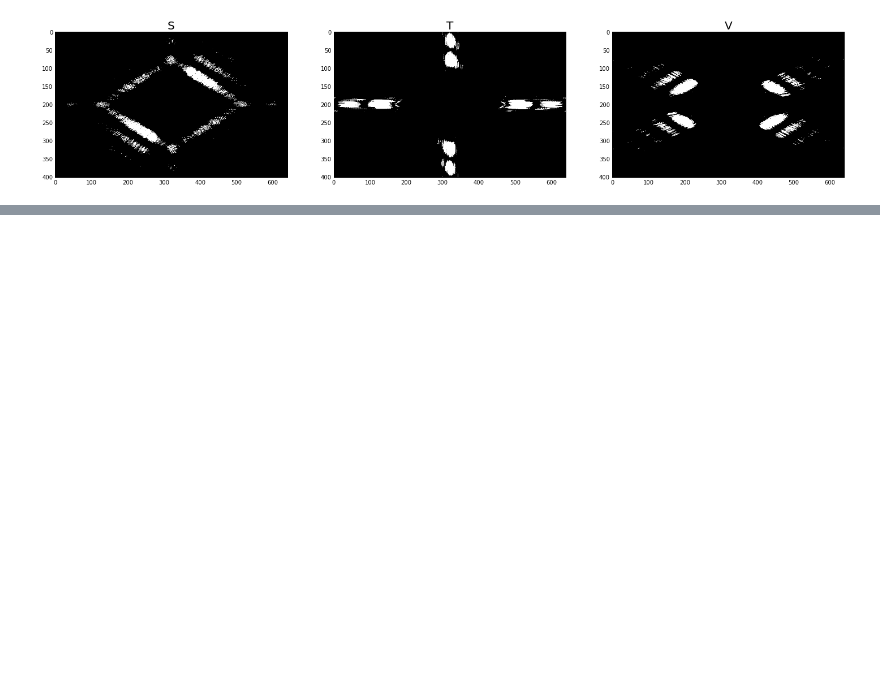
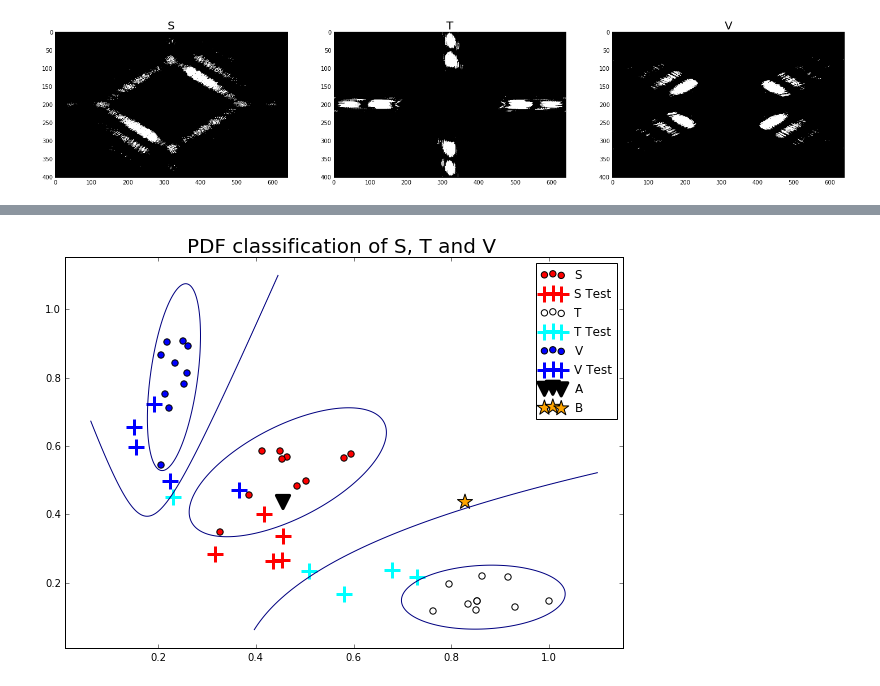
Before and after one commit to marksirvine/letter-recognition, a Jupyter notebook: mi14829.ipynb, the cells around one changed output, grey strips where cells are left out. Cells and saved outputs as stored; diff of their text form; code cells hidden in the pictures; blank space fills up the shorter version.

```diff
--- a/mi14829.ipynb
+++ b/mi14829.ipynb
@@ -298,0 +405,85 @@ def extractFeatures(mask1, mask2, mag):
+# %%
+def computeMass(cov):
+  return [np.exp(-3) * ((2*np.pi)**2 * np.linalg.det(cov))**(-0.5)]
+
+def PDFs(means, covs, grid):
+    pdfs = []
+    for i in range(len(covs)):
+        pdf = stats.multivariate_normal.pdf(grid, means[i], covs[i]).reshape(500,500)
+        pdfs.append(pdf)
+        print(i)
+    return pdfs
+
+meanClassS = np.squeeze(np.array(np.mean(S, axis=0)))
+meanClassT = np.squeeze(np.array(np.mean(T, axis=0)))
+meanClassV = np.squeeze(np.array(np.mean(V, axis=0)))
+
+print(meanClassS)
+covClassS = np.cov(S, rowvar=0)
+covClassT = np.cov(T, rowvar=0)
+covClassV = np.cov(V, rowvar=0)
+print(covClassS)
+
+xval = np.linspace(x_min, x_max, 500)
+
+(grid1, grid2) = np.meshgrid(xval, xval)
+
+grid1 = grid1.flatten()
+grid2 = grid2.flatten()
+
+grid = np.column_stack((grid1, grid2))
+
+massCovClassS = computeMass(covClassS)
+massCovClassT = computeMass(covClassT)
+massCovClassV = computeMass(covClassV)
+
+clusterClasses = [S, T, V]
+clusterMeans   = [meanClassS, meanClassT, meanClassV]
+clusterCovs    = [covClassS, covClassT, covClassV]
+clusterMasses  = [massCovClassS, massCovClassT, massCovClassV]
+
+allPDFs = PDFs(clusterMeans, clusterCovs, grid)
+
+fig = plt.figure(figsize=(10,7))
+
+ax0 = fig.add_subplot(111)
+ax1 = fig.add_subplot(111)
+ax2 = fig.add_subplot(111)
+ax3 = fig.add_subplot(111)
+
+# ax0.scatter(centers[:,0], centers[:,1], marker='^', s=sizeCentroid, color='green')
+
+# ax1.scatter(S[:,0], S[:,1], marker='o', color='red', s=20)
+# ax2.scatter(T[:,0], T[:,1], marker='o', color='black', s=20)
+# ax3.scatter(V[:,0], V[:,1], marker='o', color='blue', s=20)
+s_plot = ax1.scatter(S[:, 0], S[:, 1], c="red", cmap=cmap_bold,s = 40)
+t_plot = ax2.scatter(T[:, 0], T[:, 1], c="white", cmap=cmap_bold,s = 40)
+v_plot = ax3.scatter(V[:, 0], V[:, 1], c="blue", cmap=cmap_bold,s = 40)
+
+st_plot = plt.scatter(STest[:, 0], STest[:, 1], c="red", cmap=cmap_bold,marker ="+", s = 250, edgecolor='red', linewidth='3')
+tt_plot = plt.scatter(TTest[:, 0], TTest[:, 1], c="cyan", cmap=cmap_bold,marker ="+", s = 250, edgecolor='blue', linewidth='3')
+vt_plot = plt.scatter(VTest[:, 0], VTest[:, 1], c="blue", cmap=cmap_bold,marker ="+", s = 250, edgecolor='blue', linewidth='3')
+
+a_plot = plt.scatter(A[:, 0], B[:, 1], c="black", cmap=cmap_bold,marker ="v", s = 175, edgecolor='black', linewidth='3')
+b_plot = plt.scatter(B[:, 0], B[:, 1], c="orange", cmap=cmap_bold,marker ="*", s = 250, edgecolor='black', linewidth='1')
+
+
+plt.contour(xval, xval, allPDFs[0], clusterMasses[0])
+plt.contour(xval, xval, allPDFs[1], clusterMasses[1])
+plt.contour(xval, xval, allPDFs[2], clusterMasses[2])
+
+oneAndTwo = np.divide(allPDFs[0], allPDFs[1])
+oneAndThree = np.divide(allPDFs[0], allPDFs[2])
+twoAndThree = np.divide(allPDFs[1], allPDFs[2])
+
+plt.contour(xval, xval, oneAndTwo, [1])
+plt.contour(xval, xval, oneAndThree, [1])
+plt.title("PDF classification of S, T and V ", fontsize=20)
+plt.legend( [ s_plot, st_plot, t_plot, tt_plot, v_plot, vt_plot, a_plot, b_plot ], [ 'S','S Test', 'T', 'T Test', 'V', 'V Test', 'A', 'B' ], loc='upper right' )
+# plt.contour(xval, xval, twoAndThree, [1])
+
+# pylab.ylim([0,10])
+# pylab.xlim([0,10])
+
+plt.show()
+# %% [output]
@@ -299 +496,2 @@ def extractFeatures(mask1, mask2, mag):
+[figure, added]
 # %%
```
Also changed, not shown: parts of 14 cells of this notebook, 5 other files.
